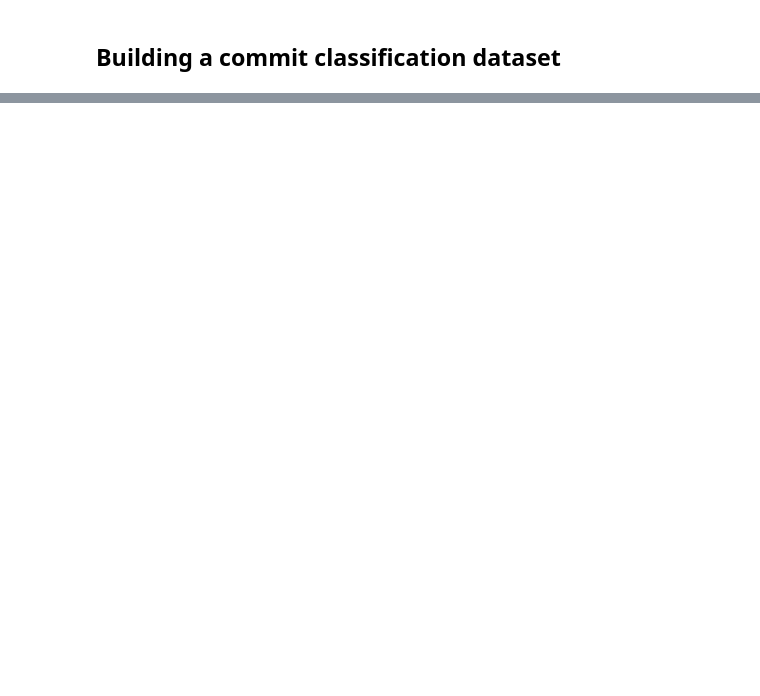
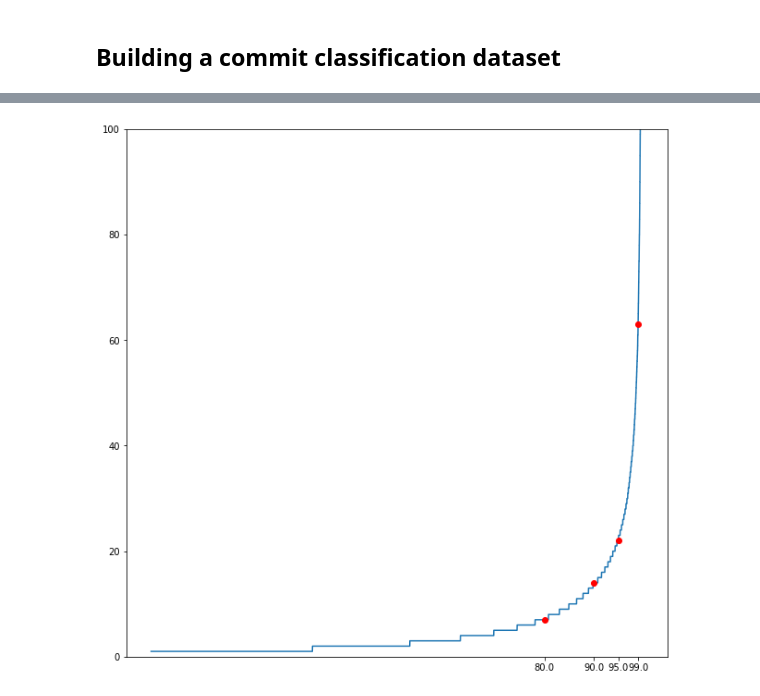
Before and after one commit to achyudh/griphook, a Jupyter notebook: scripts/apache_dataset.ipynb, the cells around one changed output, grey strips where cells are left out. Cells and saved outputs as stored; diff of their text form; code cells hidden in the pictures; blank space fills up the shorter version.

Commit message:
Add dataset balancing to apache notebook

```diff
--- a/scripts/apache_dataset.ipynb
+++ b/scripts/apache_dataset.ipynb
@@ -163,0 +151,49 @@ Train, dev and test split sizes: 18497 3952 3962
+# %%
+dataset = list()
+with open(os.path.join(os.pardir, 'data', 'commits', 'apache', 'train.tsv')) as tsv_file:
+    for line in tsv_file:
+        line_split = line.split('\t')
+        dataset.append((line_split[0], line_split[1], json.loads(line_split[2]), line_split[3].strip()))
+
+with open(os.path.join(os.pardir, 'data', 'commits', 'apache', 'dev.tsv')) as tsv_file:
+    for line in tsv_file:
+        line_split = line.split('\t')
+        dataset.append((line_split[0], line_split[1], json.loads(line_split[2]), line_split[3].strip()))
+
+with open(os.path.join(os.pardir, 'data', 'commits', 'apache', 'test.tsv')) as tsv_file:
+    for line in tsv_file:
+        line_split = line.split('\t')
+        dataset.append((line_split[0], line_split[1], json.loads(line_split[2]), line_split[3].strip()))
+# %%
+import matplotlib.pyplot as plt
+import numpy as np
+from random import shuffle
+
+num_files = [len(x[2]) for x in dataset]
+
+d = np.sort(num_files)
+p = np.array([80.0, 90.0, 95.0, 99.0])
+
+perc = np.percentile(d, p)
+
+plt.plot(d)
+# Place red dots on the percentiles
+plt.plot((len(d)-1) * p/100., perc, 'ro')
+
+# Set tick locations and labels
+plt.xticks((len(d)-1) * p/100., map(str, p))
+
+# Set y-axis range
+axes = plt.gca()
+axes.set_ylim([0, 100])
+
+# Set figure size
+fig = plt.gcf()
+fig.set_size_inches(10.5, 10.5)
+
+plt.show()
+
+# Filter dataset by number of files changed
+# dataset = [x for x in dataset if len(x[2]) <= 22]
+# %% [output]
+[figure, added]
```
Also changed, not shown: parts of 7 cells of this notebook.
